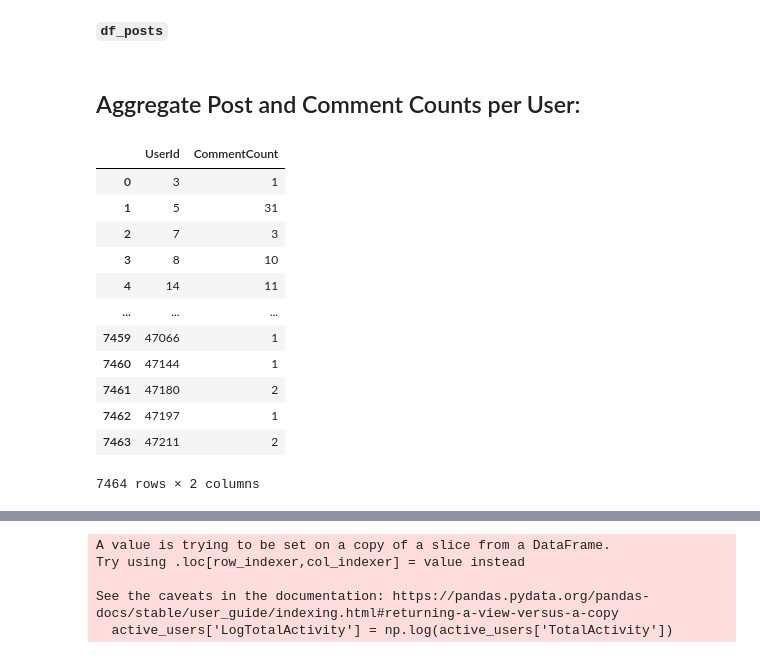
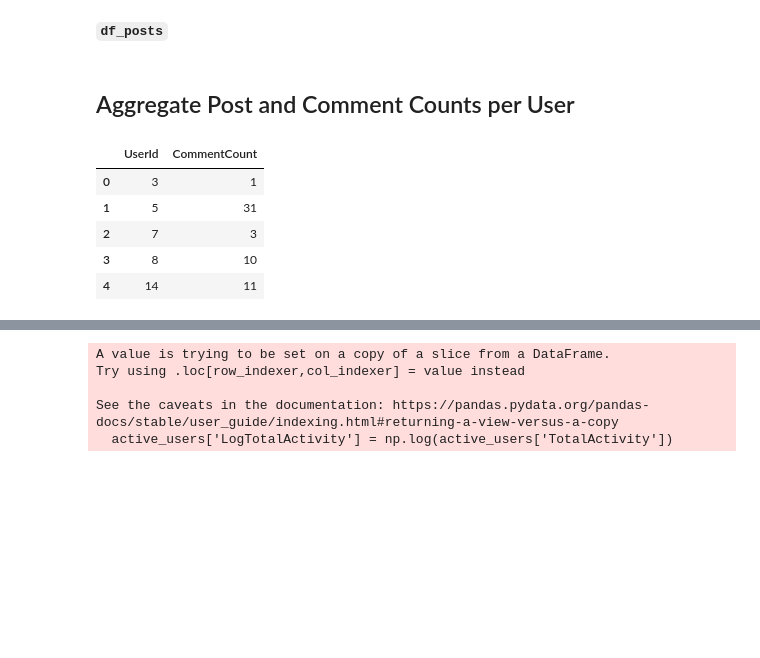
Before and after one commit to pierrehogenhaug/stackexchange_politics, a Jupyter notebook: stackexchange_data.ipynb, the cells around one changed output, grey strips where cells are left out. Cells and saved outputs as stored; diff of their text form; code cells hidden in the pictures; blank space fills up the shorter version.

```diff
--- a/stackexchange_data.ipynb
+++ b/stackexchange_data.ipynb
@@ -489,7 +478,7 @@ import numpy as np
 # %% [markdown]
 **`df_posts`**
 # %% [markdown]
-## Aggregate Post and Comment Counts per User:
+## Aggregate Post and Comment Counts per User
 # %%
 # Remove rows where
 # UserId = -1
@@ -504,19 +493,12 @@ user_posts_count = df_posts.groupby('OwnerUserId').size().reset_index(name='Post
 # Count the number of comments per user
 user_comments_count = df_comments.groupby('UserId').size().reset_index(name='CommentCount')
 # %%
-user_comments_count
+user_comments_count.head()
 # %% [output]
 |  | UserId | CommentCount |
 | 0 | 3 | 1 |
 | 1 | 5 | 31 |
 | 2 | 7 | 3 |
 | 3 | 8 | 10 |
 | 4 | 14 | 11 |
-| ... | ... | ... |
-| 7459 | 47066 | 1 |
-| 7460 | 47144 | 1 |
-| 7461 | 47180 | 2 |
-| 7462 | 47197 | 1 |
-| 7463 | 47211 | 2 |
-7464 rows × 2 columns
 # %%
```
Also changed, not shown: parts of 13 cells of this notebook.
